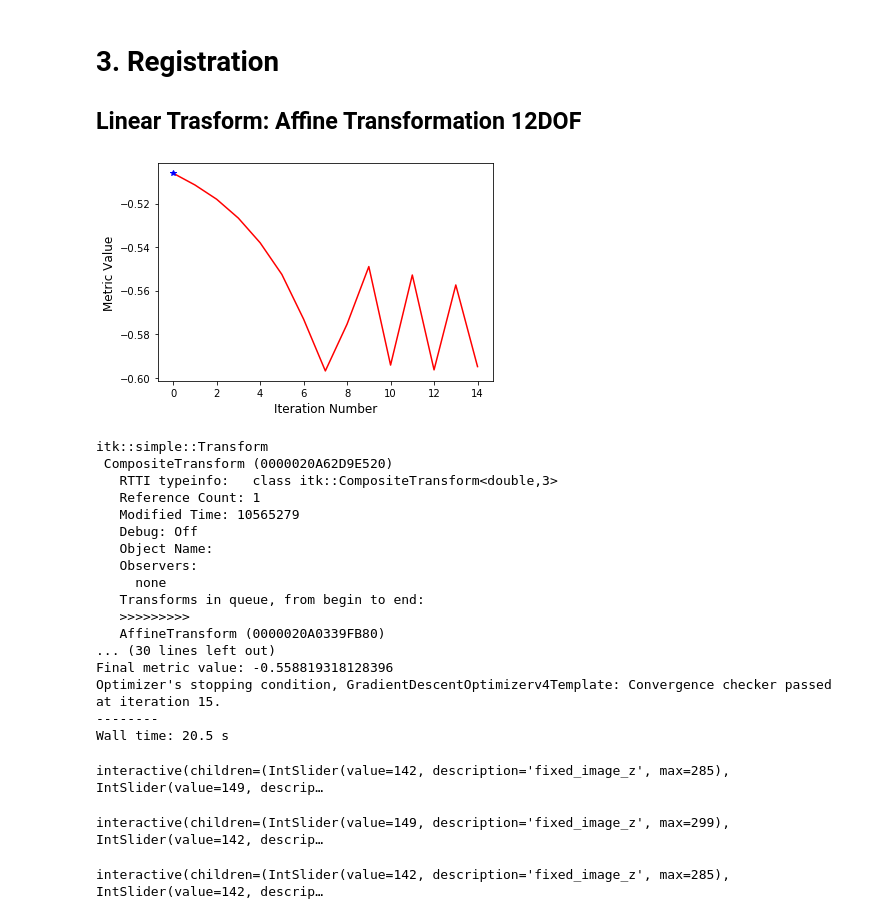
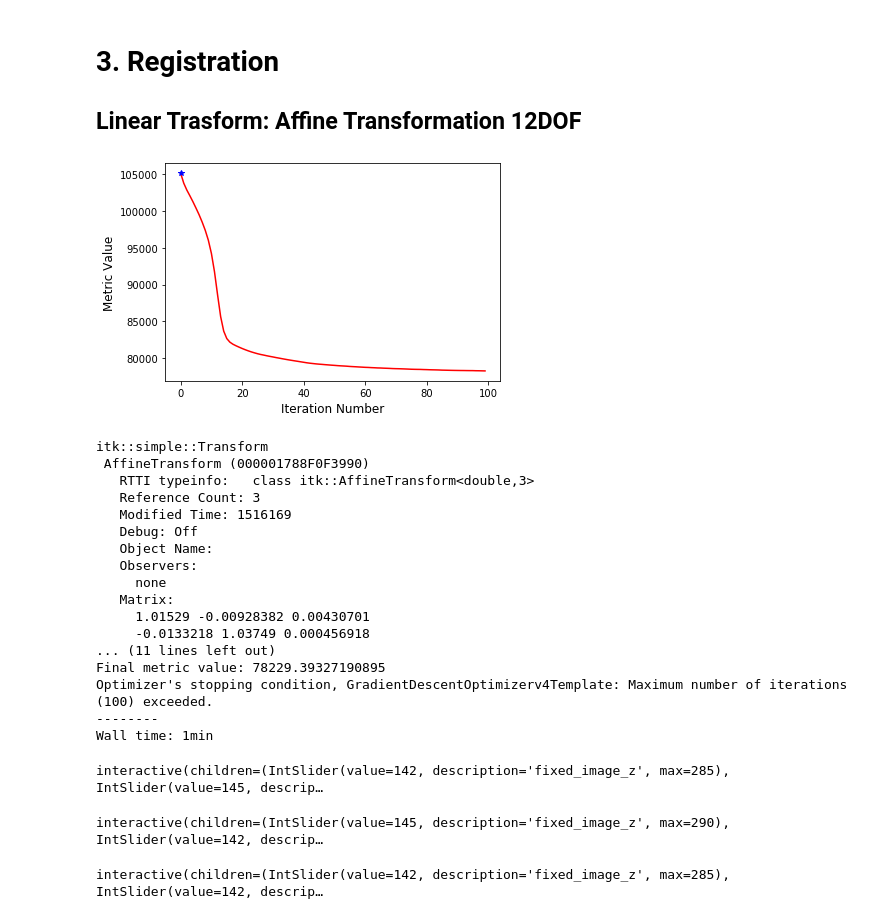
Before and after one commit to KenzaB27/segmentation-of-pelvic-bone, a Jupyter notebook: src/experiments.ipynb, the cells around one changed output. Saved outputs shown, nothing was run; the diff lists cells and outputs as text; code cells hidden in the pictures.

Commit message:
non linear registration

```diff
--- a/src/experiments.ipynb
+++ b/src/experiments.ipynb
@@ -64,44 +59,44 @@ interactive(children=(IntSlider(value=142, description='image_z', max=285), Floa
 # %% [markdown]
 # 3. Registration
 ## Linear Trasform: Affine Transformation 12DOF
-# %%
-%%time
-importlib.reload(reg)
-im_mov_filename = COMMON_PATH + '41_image.nii.gz'
-im_ref_filename = COMMON_PATH + '40_image.nii.gz'
-lin_trf = reg.LinearTransform(im_ref_filename=im_ref_filename,im_mov_filename=im_mov_filename)
-lin_xfm = lin_trf.est_transf()
-# %% [output]
-[figure, removed]
-itk::simple::Transform
- CompositeTransform (0000020A62D9E520)
-   RTTI typeinfo:   class itk::CompositeTransform<double,3>
-   Reference Count: 1
-   Modified Time: 10565279
-   Debug: Off
-   Object Name:
-   Observers:
-     none
-   Transforms in queue, from begin to end:
-   >>>>>>>>>
-   AffineTransform (0000020A0339FB80)
-... (30 lines left out)
-Final metric value: -0.558819318128396
-Optimizer's stopping condition, GradientDescentOptimizerv4Template: Convergence checker passed at iteration 15.
---------
-Wall time: 20.5 s
+# %%
+%%time
+importlib.reload(reg)
+lin_trf = reg.LinearTransform(im_ref_filename=COMMON_PATH + '40_image.nii.gz',im_mov_filename=COMMON_PATH + '42_image.nii.gz')
+mask_of_interest = lin_trf.create_mask_of_interest(mask_name=COMMON_PATH + '41_mask.nii.gz', labels=[1,3], verbose=False)
+# lin_xfm = lin_trf.est_transf(fix_img_mask=mask_of_interest)
+lin_xfm = lin_trf.est_transf(metric="SSD")
+# %% [output]
+[figure, added]
+itk::simple::Transform
+ AffineTransform (000001788F0F3990)
+   RTTI typeinfo:   class itk::AffineTransform<double,3>
+   Reference Count: 3
+   Modified Time: 1516169
+   Debug: Off
+   Object Name:
+   Observers:
+     none
+   Matrix:
+     1.01529 -0.00928382 0.00430701
+     -0.0133218 1.03749 0.000456918
+... (11 lines left out)
+Final metric value: 78229.39327190895
+Optimizer's stopping condition, GradientDescentOptimizerv4Template: Maximum number of iterations (100) exceeded.
+--------
+Wall time: 1min
 # %%
 moving_image = lin_trf.im_mov
 fixed_image = lin_trf.im_ref
 interact(ut.display_images, fixed_image_z=(0,fixed_image.GetSize()[2]-1), moving_image_z=(0,moving_image.GetSize()[2]-1), fixed_npa = fixed(sitk.GetArrayViewFromImage(fixed_image)), moving_npa=fixed(sitk.GetArrayViewFromImage(moving_image)));
 # %% [output]
-interactive(children=(IntSlider(value=142, description='fixed_image_z', max=285), IntSlider(value=149, descrip…
+interactive(children=(IntSlider(value=142, description='fixed_image_z', max=285), IntSlider(value=145, descrip…
 # %%
 moving_image = lin_trf.apply_transf(lin_xfm)
 fixed_image = lin_trf.im_mov
 interact(ut.display_images, fixed_image_z=(0,fixed_image.GetSize()[2]-1), moving_image_z=(0,moving_image.GetSize()[2]-1), fixed_npa = fixed(sitk.GetArrayViewFromImage(fixed_image)), moving_npa=fixed(sitk.GetArrayViewFromImage(moving_image)));
 # %% [output]
-interactive(children=(IntSlider(value=149, description='fixed_image_z', max=299), IntSlider(value=142, descrip…
+interactive(children=(IntSlider(value=145, description='fixed_image_z', max=290), IntSlider(value=142, descrip…
 # %%
 fixed_image = lin_trf.im_ref
 moving_image = lin_trf.apply_transf(lin_xfm)
```
Also changed, not shown: parts of 4 cells of this notebook, 3 other files.
